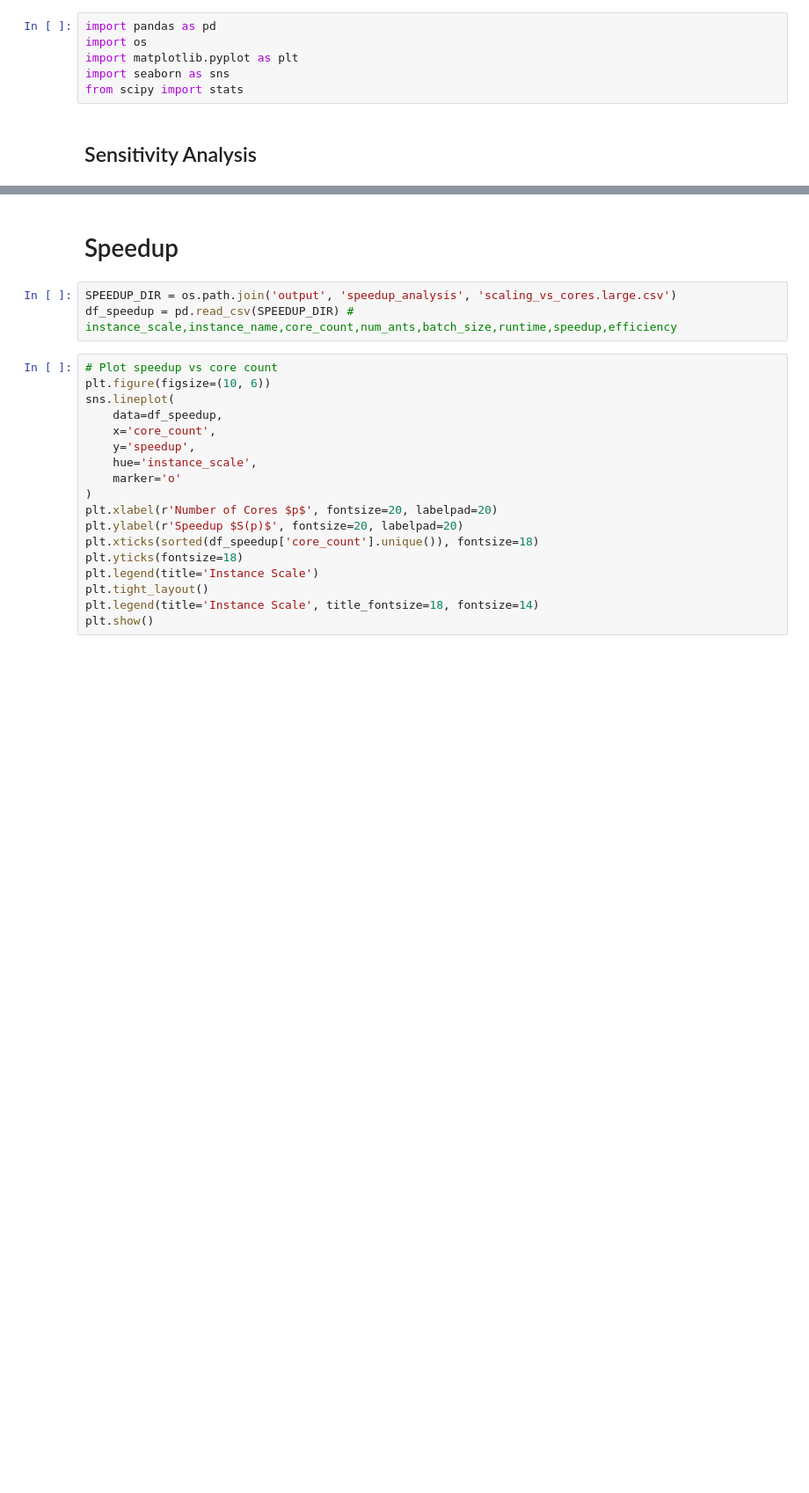
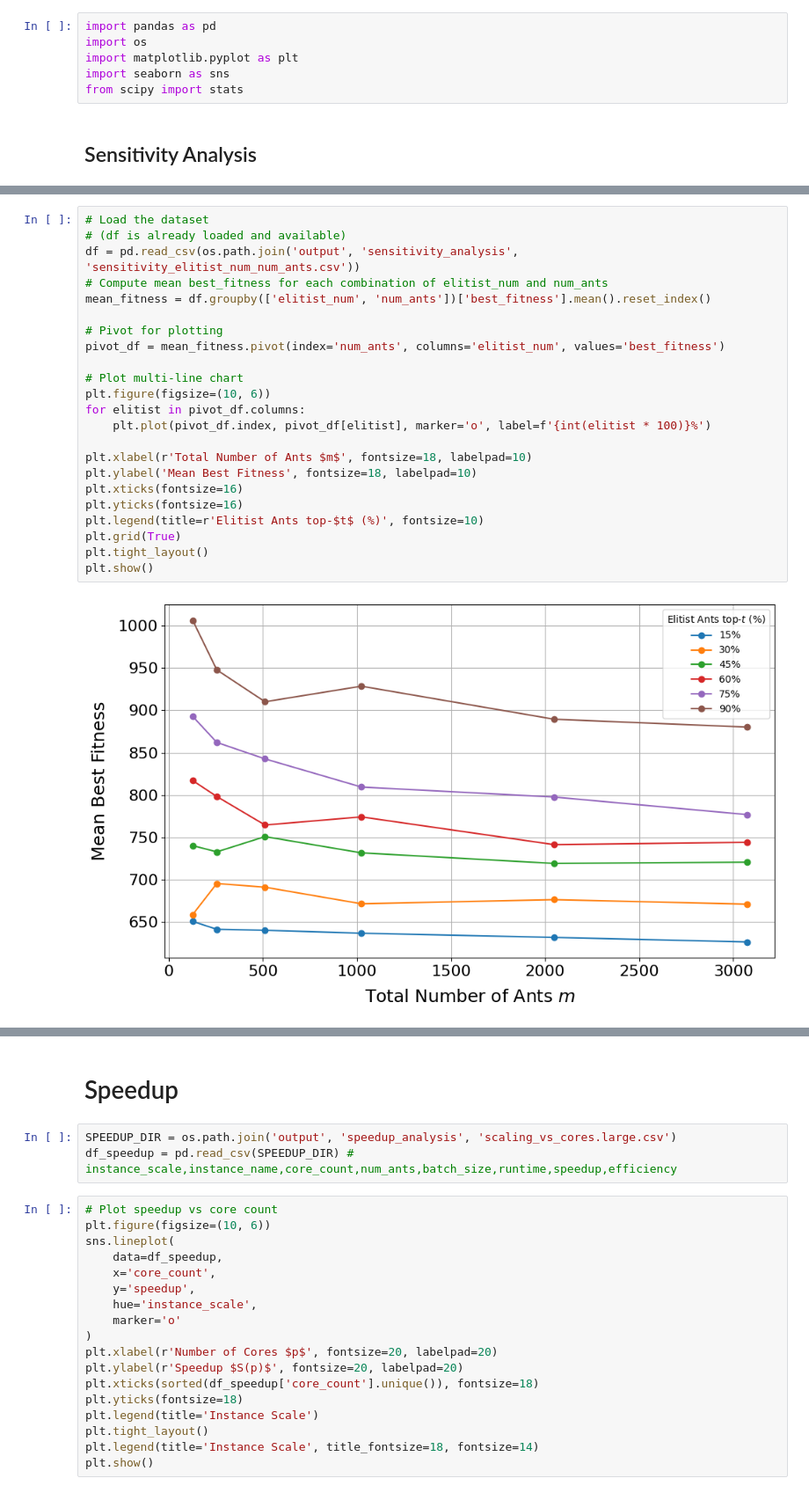
Before and after one commit to chauanphu/routing-PL, a Jupyter notebook: src/exract_report.ipynb, the cells around one changed output, grey strips where cells are left out. Shown: that part at 88% size. Saved outputs shown, nothing was run; the diff lists cells and outputs as text; blank space fills up the shorter version.

Commit message:
update elitist ant

```diff
--- a/src/exract_report.ipynb
+++ b/src/exract_report.ipynb
@@ -56,0 +66,25 @@ plt.show()
+# %%
+# Load the dataset
+# (df is already loaded and available)
+df = pd.read_csv(os.path.join('output', 'sensitivity_analysis', 'sensitivity_elitist_num_num_ants.csv'))
+# Compute mean best_fitness for each combination of elitist_num and num_ants
+mean_fitness = df.groupby(['elitist_num', 'num_ants'])['best_fitness'].mean().reset_index()
+
+# Pivot for plotting
+pivot_df = mean_fitness.pivot(index='num_ants', columns='elitist_num', values='best_fitness')
+
+# Plot multi-line chart
+plt.figure(figsize=(10, 6))
+for elitist in pivot_df.columns:
+    plt.plot(pivot_df.index, pivot_df[elitist], marker='o', label=f'{int(elitist * 100)}%')
+
+plt.xlabel(r'Total Number of Ants $m$', fontsize=18, labelpad=10)
+plt.ylabel('Mean Best Fitness', fontsize=18, labelpad=10)
+plt.xticks(fontsize=16)
+plt.yticks(fontsize=16)
+plt.legend(title=r'Elitist Ants top-$t$ (%)', fontsize=10)
+plt.grid(True)
+plt.tight_layout()
+plt.show()
+# %% [output]
+[figure, added]
```
Also changed, not shown: parts of 5 cells of this notebook, 3 other files.
